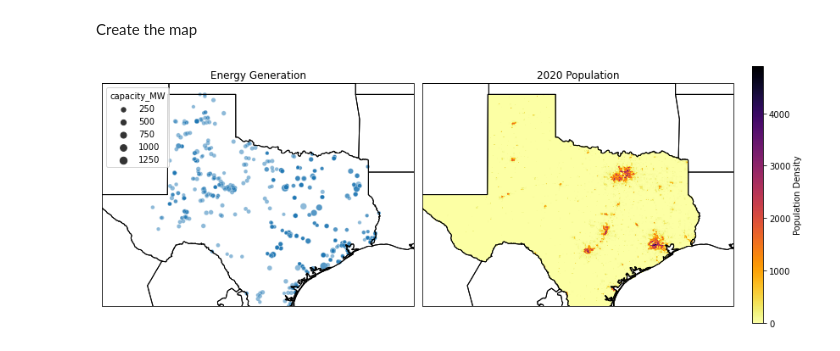
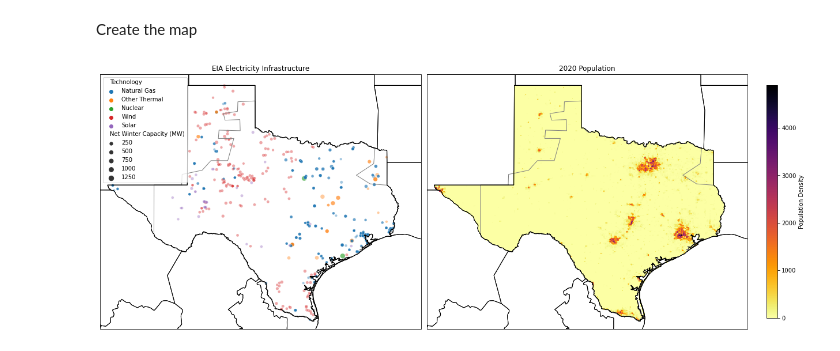
Before and after one commit to jdossgollin/2021-TXtreme, a Jupyter notebook: scripts/vulnerability.ipynb, the cells around one changed output. Saved outputs shown, nothing was run; the diff lists cells and outputs as text; code cells hidden in the pictures.

```diff
--- a/scripts/vulnerability.ipynb
+++ b/scripts/vulnerability.ipynb
@@ -43,8 +85,8 @@ tx_generators = (
 # %% [markdown]
 Now add in the population data
 # %%
-Xi, Xf = (-106, -92)
-Yi, Yf = (27, 37)
+Xi, Xf = (-107, -92.5)
+Yi, Yf = (25.5, 37)
 # %%
 pop = (
     xr.open_dataarray("../data/raw/gpwv4/gpw_v4_population_density_rev11_2pt5_min.nc")
@@ -61,3 +105,10 @@ pop_tx = pop.where(mask == tx_idx)
+# %%
+grid_feature = ShapelyFeature(
+    shpreader.Reader("../data/raw/interconnects/TexasInterconnect.shp").geometries(),
+    ccrs.PlateCarree(),
+    edgecolor="gray",
+    facecolor="none",
+)
 # %% [markdown]
 Create data projections
 # %%
@@ -67,35 +118,38 @@ data_proj = ccrs.PlateCarree()
 Create the map
 # %%
 fig, axes = plt.subplots(
-    nrows=1, ncols=2, subplot_kw=dict(projection=map_proj), figsize=(12, 6)
+    nrows=1, ncols=2, subplot_kw=dict(projection=map_proj), figsize=(18, 8)
 )
 ax = axes[0]
-sns.scatterplot(
-    x="lon",
-    y="lat",
-    size="capacity_MW",
+scp = sns.scatterplot(
+    x="Longitude",
+    y="Latitude",
+    size="Net Winter Capacity (MW)",
+    hue="Technology",
     data=tx_generators,
     transform=data_proj,
     ax=ax,
-    alpha=0.5,
+    alpha=0.4,
 )
-ax.set_title("Energy Generation")
+ax.set_title("EIA Electricity Infrastructure")
 
 ax = axes[1]
 C0 = pop_tx.plot(ax=ax, transform=data_proj, add_colorbar=False, cmap="inferno_r")
 ax.set_title("2020 Population")
 
 for ax in axes.flat:
+    ax.add_feature(grid_feature, label="ERCOT")
     ax.add_feature(STATES)
     ax.add_feature(COASTLINE)
     ax.set_extent([Xi, Xf, Yi, Yf], crs=ccrs.PlateCarree())
 
 fig.canvas.draw()
 fig.tight_layout()
 fig.subplots_adjust(right=0.875)
 cax = fig.add_axes([0.9, 0.15, 0.015, 0.7])
 cbar = fig.colorbar(C0, cax=cax, label="Population Density")
-plt.savefig(figname("vulnerability.pdf"))
+
+plt.savefig(figname("vulnerability.jpg"), dpi=500)
 plt.show()
 # %% [output]
-[figure, old version]
+[figure, new version]
```
Also changed, not shown: parts of 9 cells of this notebook, 6 other files.
